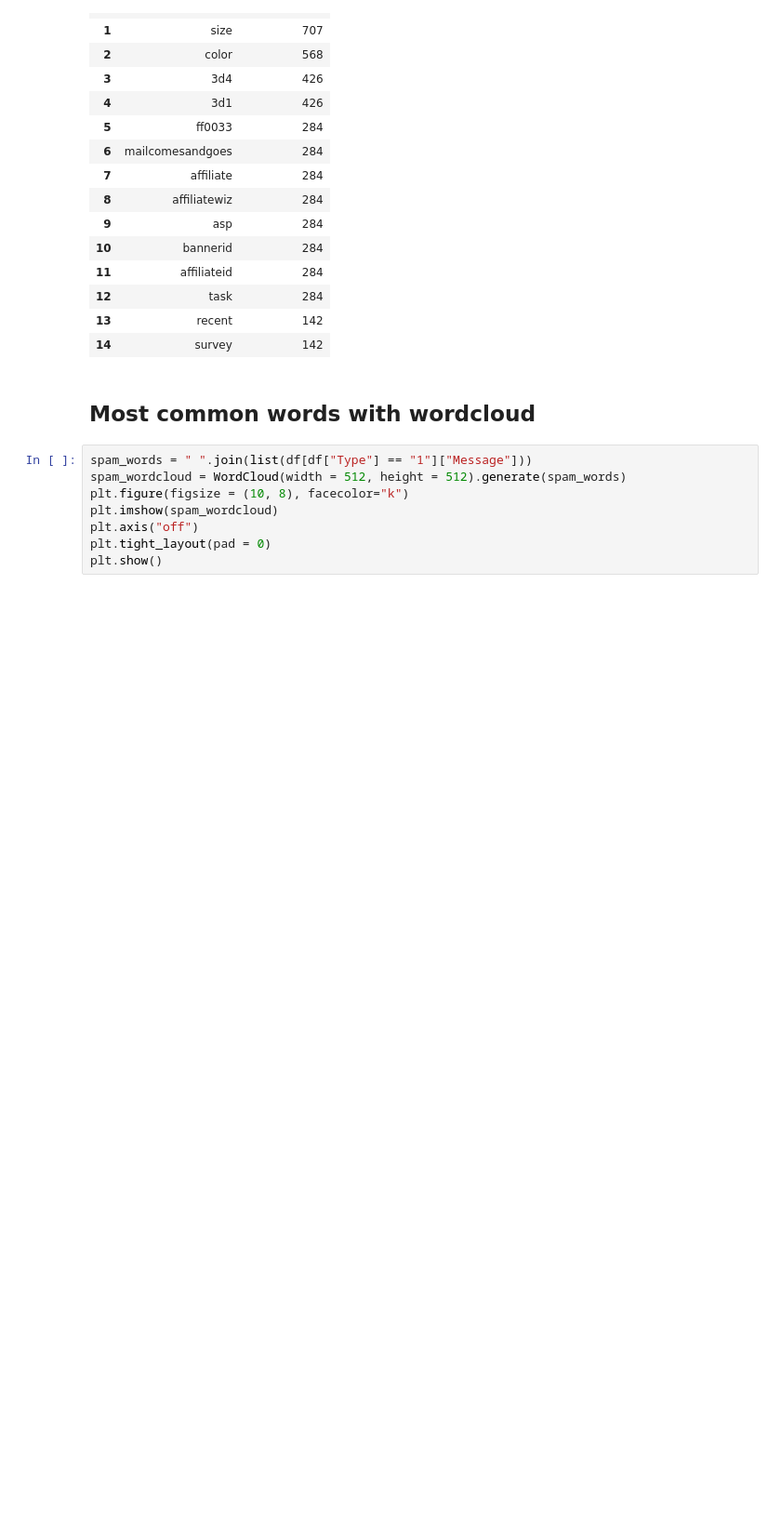
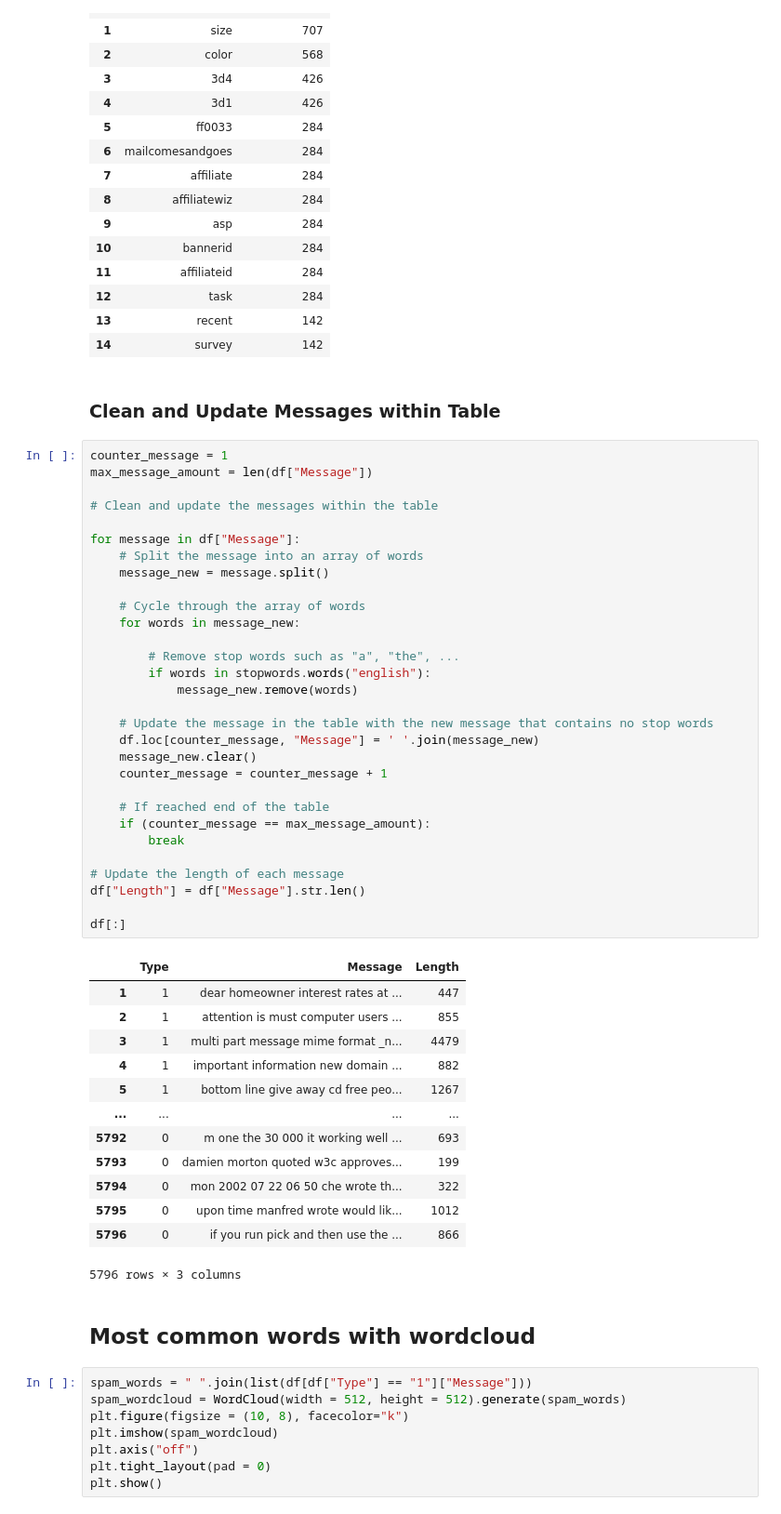
Before and after one commit to rnlclngpilar/MachineLearningFinalProject, a Jupyter notebook: ML_Project/ML_Spam_Project.ipynb, the cells around one changed output. Shown at 93% size. Drawn from its saved outputs; the diff is of its cells as text; blank space fills up the shorter version.

```diff
--- a/ML_Project/ML_Spam_Project.ipynb
+++ b/ML_Project/ML_Spam_Project.ipynb
@@ -289,6 +331,52 @@ spam_amount
 | 12 | task | 284 |
 | 13 | recent | 142 |
 | 14 | survey | 142 |
+# %% [markdown]
+### Clean and Update Messages within Table
+# %%
+counter_message = 1
+max_message_amount = len(df["Message"])
+
+# Clean and update the messages within the table
+
+for message in df["Message"]:
+    # Split the message into an array of words
+    message_new = message.split()
+
+    # Cycle through the array of words
+    for words in message_new:
+
+        # Remove stop words such as "a", "the", ...
+        if words in stopwords.words("english"):
+            message_new.remove(words)
+
+    # Update the message in the table with the new message that contains no stop words
+    df.loc[counter_message, "Message"] = ' '.join(message_new)
+    message_new.clear()
+    counter_message = counter_message + 1
+
+    # If reached end of the table
+    if (counter_message == max_message_amount):
+        break
+
+# Update the length of each message
+df["Length"] = df["Message"].str.len()
+
+df[:]
+# %% [output]
+|  | Type | Message | Length |
+| 1 | 1 | dear homeowner interest rates at ... | 447 |
+| 2 | 1 | attention is must computer users ... | 855 |
+| 3 | 1 | multi part message mime format _n... | 4479 |
+| 4 | 1 | important information new domain ... | 882 |
+| 5 | 1 | bottom line give away cd free peo... | 1267 |
+| ... | ... | ... | ... |
+| 5792 | 0 | m one the 30 000 it working well ... | 693 |
+| 5793 | 0 | damien morton quoted w3c approves... | 199 |
+| 5794 | 0 | mon 2002 07 22 06 50 che wrote th... | 322 |
+| 5795 | 0 | upon time manfred wrote would lik... | 1012 |
+| 5796 | 0 | if you run pick and then use the ... | 866 |
+5796 rows × 3 columns
 # %% [markdown]
 ## Most common words with wordcloud
 # %%
```
Also changed, not shown: parts of 4 cells of this notebook.
